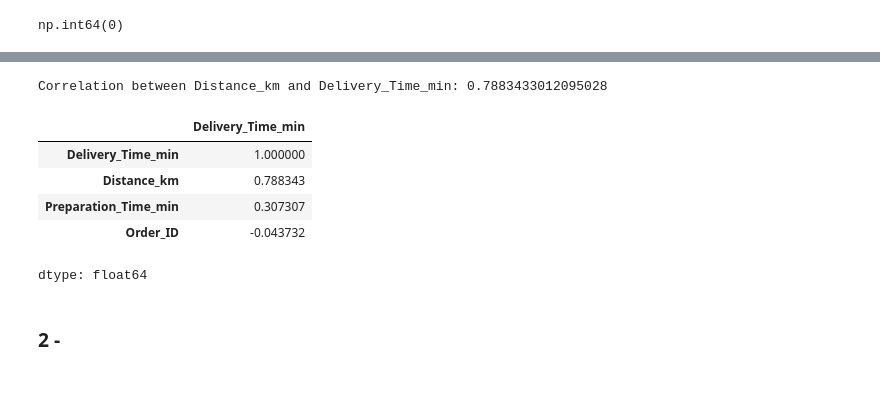
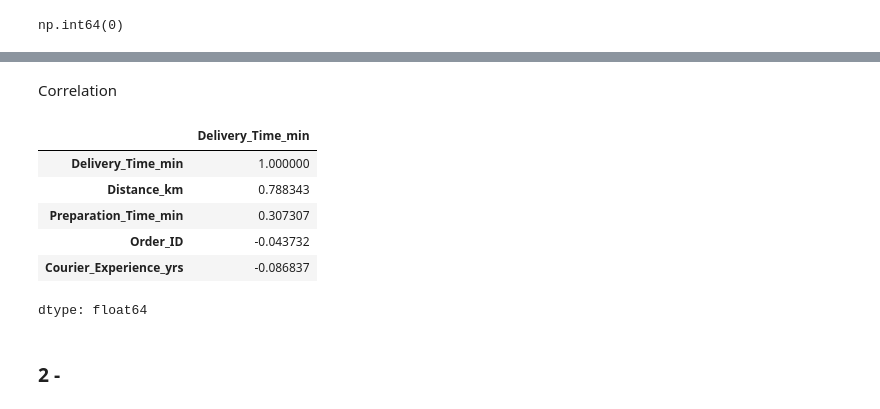
Before and after one commit to PriscillaAlmeida07/food-delivery-time-prediction, a Jupyter notebook: notebooks/ifood_analysis.ipynb, the cells around one changed output, grey strips where cells are left out. Drawn from its saved outputs; the diff is of its cells as text; code cells hidden in the pictures.

```diff
--- a/notebooks/ifood_analysis.ipynb
+++ b/notebooks/ifood_analysis.ipynb
@@ -169,14 +169,24 @@ plt.show()
 # %% [markdown]
 ### Handle missing data.
 # %%
-df2 = df1.fillna('NA')
+# Fill numerical columns with mean
+for col in numerical_features:
+    # Exclude 'Order_ID'
+    if col != 'Order_ID' :
+        df1[col] = df1[col].fillna(df1[col].mean())
 
-# Display the first 10 rows of the DataFrame to verify the missing value imputation.
+# Fill categorical columns with 'Unknown'
+for col in categorical_features:
+    # Ensure the column exists in df1 for robustness.
+    if col in df1.columns:
+        df1[col] = df1[col].fillna('NA')
+
+# Display a concise summary of the DataFrame (df1) to verify the missing value imputation.
 print(f'\n------------------ info ------------------\n')
-df2.info()
+df1.info()
 
 print(f'\n------------------ are there any missing values yet? ------------------\n')
-print(df2.isna().sum())
+print(df1.isna().sum())
 # %% [output]
 ------------------ info ------------------
 
@@ -210,19 +254,18 @@ np.int64(0)
+# %% [markdown]
+Correlation
 # %%
-# Calculate the Pearson correlation coefficient between 'Distance_km' and 'Delivery_Time_min'.
-correlation = df2['Distance_km'].corr(df2['Delivery_Time_min'])
-print(f'Correlation between Distance_km and Delivery_Time_min:', correlation)
 # Compute correlations for all numerical columns with 'Delivery_Time_min' and sort them in descending order.
-df2.corr(numeric_only=True)['Delivery_Time_min'].sort_values(ascending=False)
+df1.corr(numeric_only=True)['Delivery_Time_min'].sort_values(ascending=False)
 
 # Conclusion: 'Distance_km' exhibits the strongest positive correlation with 'Delivery_Time_min'.
 # This implies that as the delivery distance increases, the delivery time tends to increase proportionally.
 # %% [output]
+|  | Delivery_Time_min |
+| Delivery_Time_min | 1.000000 |
+| Distance_km | 0.788343 |
+| Preparation_Time_min | 0.307307 |
+| Order_ID | -0.043732 |
+| Courier_Experience_yrs | -0.086837 |
-Correlation between Distance_km and Delivery_Time_min: 0.7883433012095028
+dtype: float64
-|  | Delivery_Time_min |
-| Delivery_Time_min | 1.000000 |
-| Distance_km | 0.788343 |
-| Preparation_Time_min | 0.307307 |
-| Order_ID | -0.043732 |
-dtype: float64
 # %% [markdown]
 ### 2 -
```
Also changed, not shown: parts of 9 cells of this notebook.
